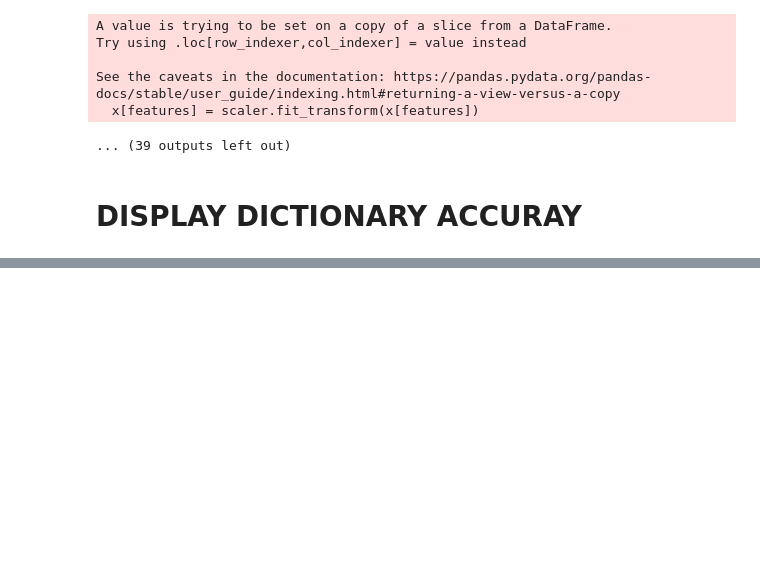
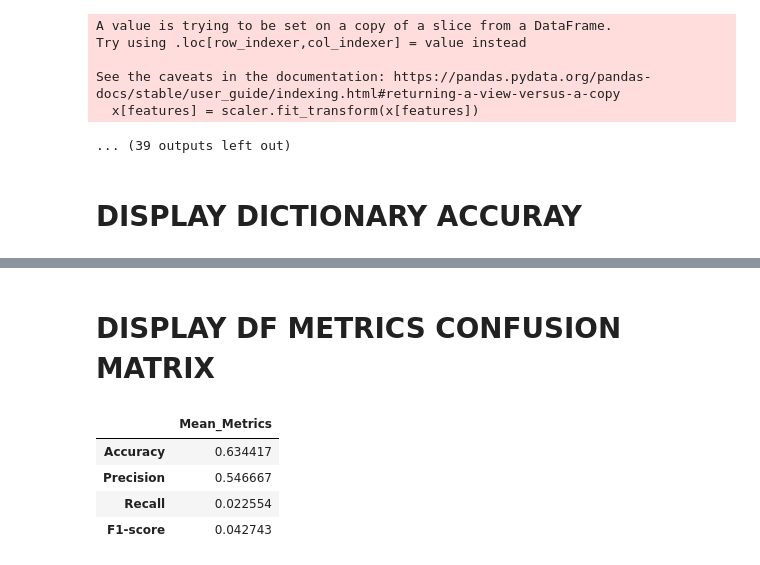
Before and after one commit to alelovo/Project_MachineLearning, a Jupyter notebook: CROSS_VAL.ipynb, the cells around one changed output, grey strips where cells are left out. Drawn from its saved outputs; the diff is of its cells as text; code cells hidden in the pictures; blank space fills up the shorter version.

```diff
--- a/CROSS_VAL.ipynb
+++ b/CROSS_VAL.ipynb
@@ -337,0 +336,10 @@ display(dizio_accuracy)
+# %% [markdown]
+# DISPLAY DF METRICS CONFUSION MATRIX
+# %%
+dizio_model_user['User4']['df_metrics_kfold_mean']
+# %% [output]
+|  | Mean_Metrics |
+| Accuracy | 0.634417 |
+| Precision | 0.546667 |
+| Recall | 0.022554 |
+| F1-score | 0.042743 |
```
Also changed, not shown: parts of 6 cells of this notebook, 3 other files.
